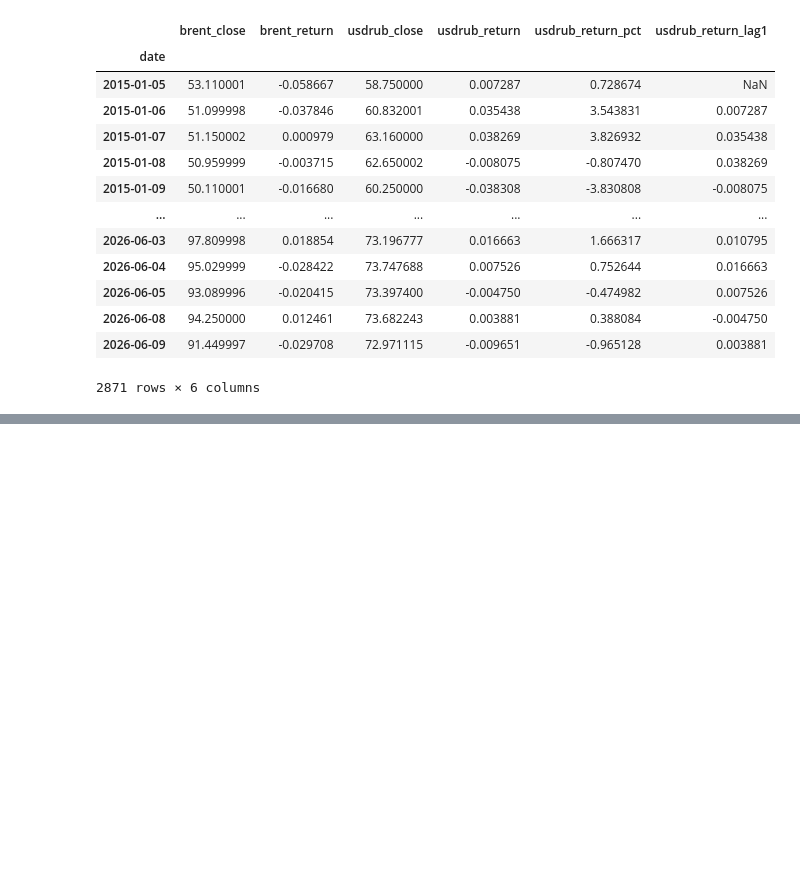
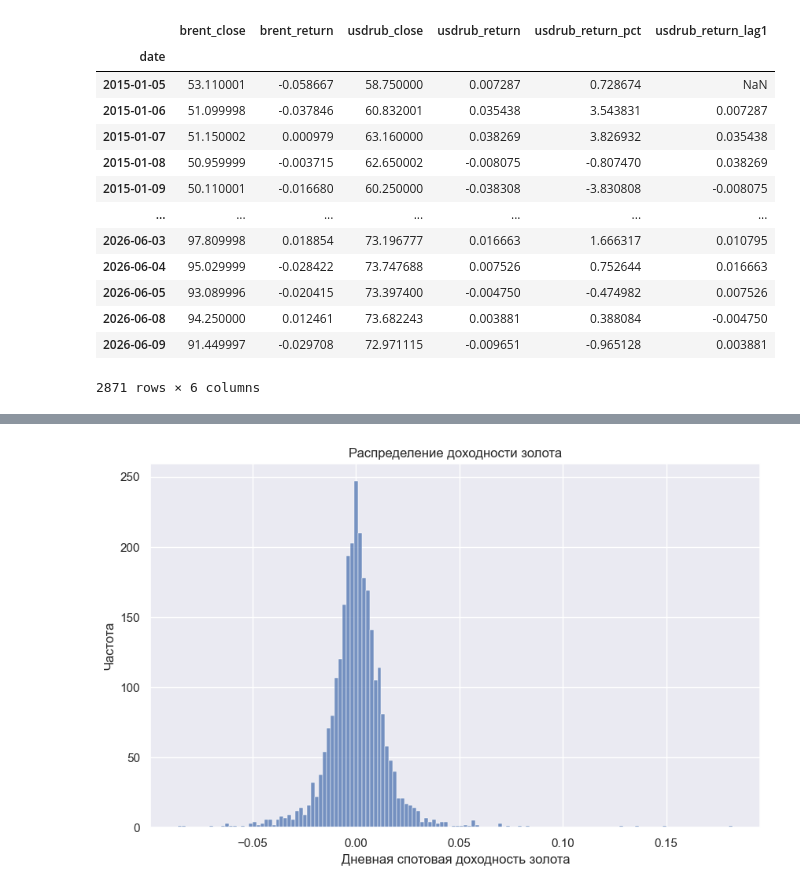
Before and after one commit to AlexeySemichevsky/moex-ml-forecasting, a Jupyter notebook: notebooks/02_data_vizualization.ipynb, the cells around one changed output, grey strips where cells are left out. Saved outputs shown, nothing was run; the diff lists cells and outputs as text; code cells hidden in the pictures; blank space fills up the shorter version.

```diff
--- a/notebooks/02_data_vizualization.ipynb
+++ b/notebooks/02_data_vizualization.ipynb
@@ -271,0 +248,6 @@ plt.show()
+# %%
+import pandas as pd
+import numpy as np
+df_gold = pd.read_csv(r"C:\курсовая_семичевский\data\raw\gold_daily.csv")
+df_gold['daily_return'] = df_gold['close'].pct_change()
+df_gold
@@ -271,0 +268,13 @@ plt.show()
+# %%
+import matplotlib.pyplot as plt
+import seaborn as sns
+
+plt.figure(figsize=(10,6))
+sns.set_theme()
+sns.histplot(data=df_gold, x='daily_return')
+plt.xlabel('Дневная спотовая доходность золота')
+plt.ylabel('Частота')
+plt.title('Распределение доходности золота')
+plt.show()
+# %% [output]
+[figure, added]
```
Also changed, not shown: parts of 10 cells of this notebook.
